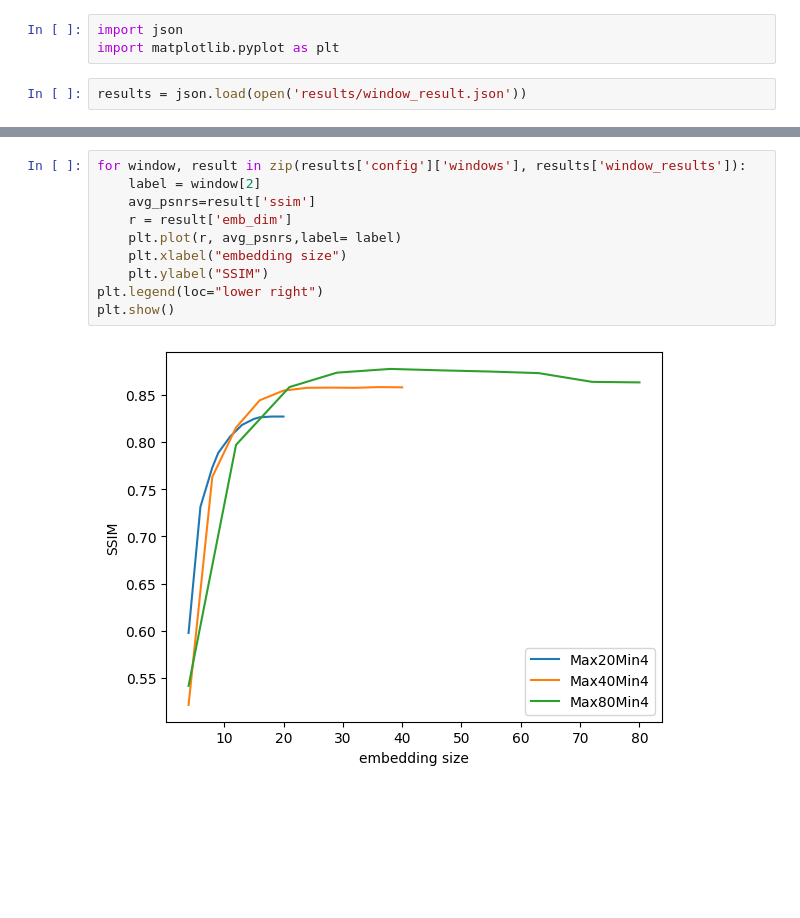
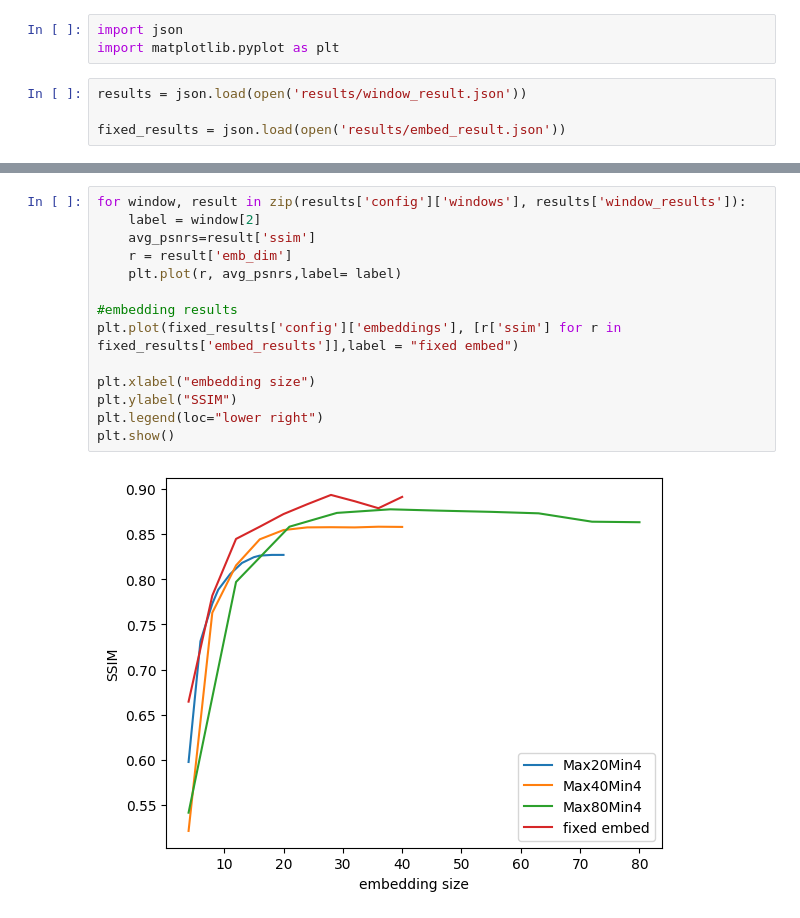
Before and after one commit to MetroStar/sequential-dropout, a Jupyter notebook: experiments/mnist_results_viz.ipynb, the cells around one changed output, grey strips where cells are left out. Saved outputs shown, nothing was run; the diff lists cells and outputs as text; blank space fills up the shorter version.

Commit message:
fixed embedding visualization results

```diff
--- a/experiments/mnist_results_viz.ipynb
+++ b/experiments/mnist_results_viz.ipynb
@@ -5,6 +5,8 @@ import json
 import matplotlib.pyplot as plt
 # %%
 results = json.load(open('results/window_result.json'))
+
+fixed_results = json.load(open('results/embed_result.json'))
 # %%
 # Training losses
 for window, result in zip(results['config']['windows'], results['window_results']):
@@ -34,15 +46,19 @@ plt.show()
 # %%
 for window, result in zip(results['config']['windows'], results['window_results']):
     label = window[2]
     avg_psnrs=result['ssim']
     r = result['emb_dim']
     plt.plot(r, avg_psnrs,label= label)
-    plt.xlabel("embedding size")
-    plt.ylabel("SSIM")
+
+#embedding results
+plt.plot(fixed_results['config']['embeddings'], [r['ssim'] for r in fixed_results['embed_results']],label = "fixed embed")
+
+plt.xlabel("embedding size")
+plt.ylabel("SSIM")
 plt.legend(loc="lower right")
 plt.show()
 # %% [output]
-[figure, old version]
+[figure, new version]
 # %%
 for window, result in zip(results['config']['windows'], results['window_results']):
     label = window[2]
```
Also changed, not shown: parts of 3 cells of this notebook, 2 other files.
